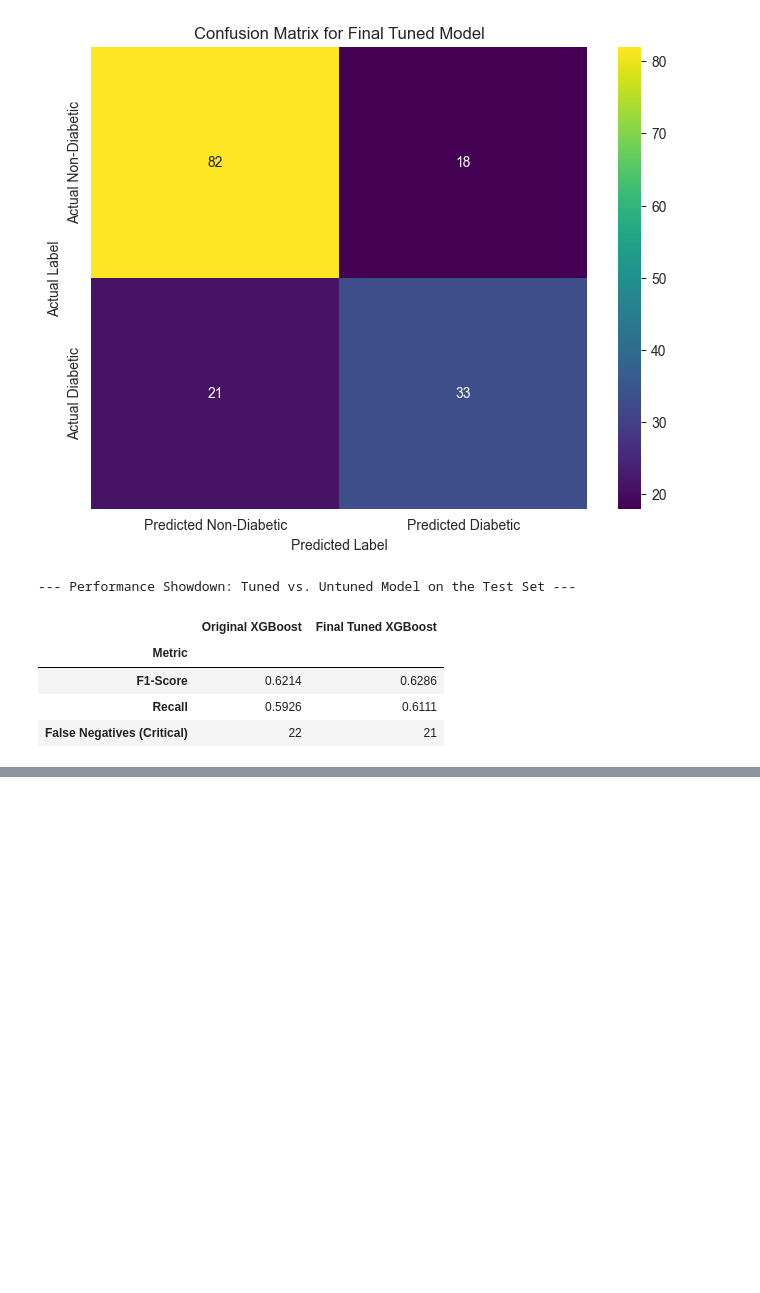
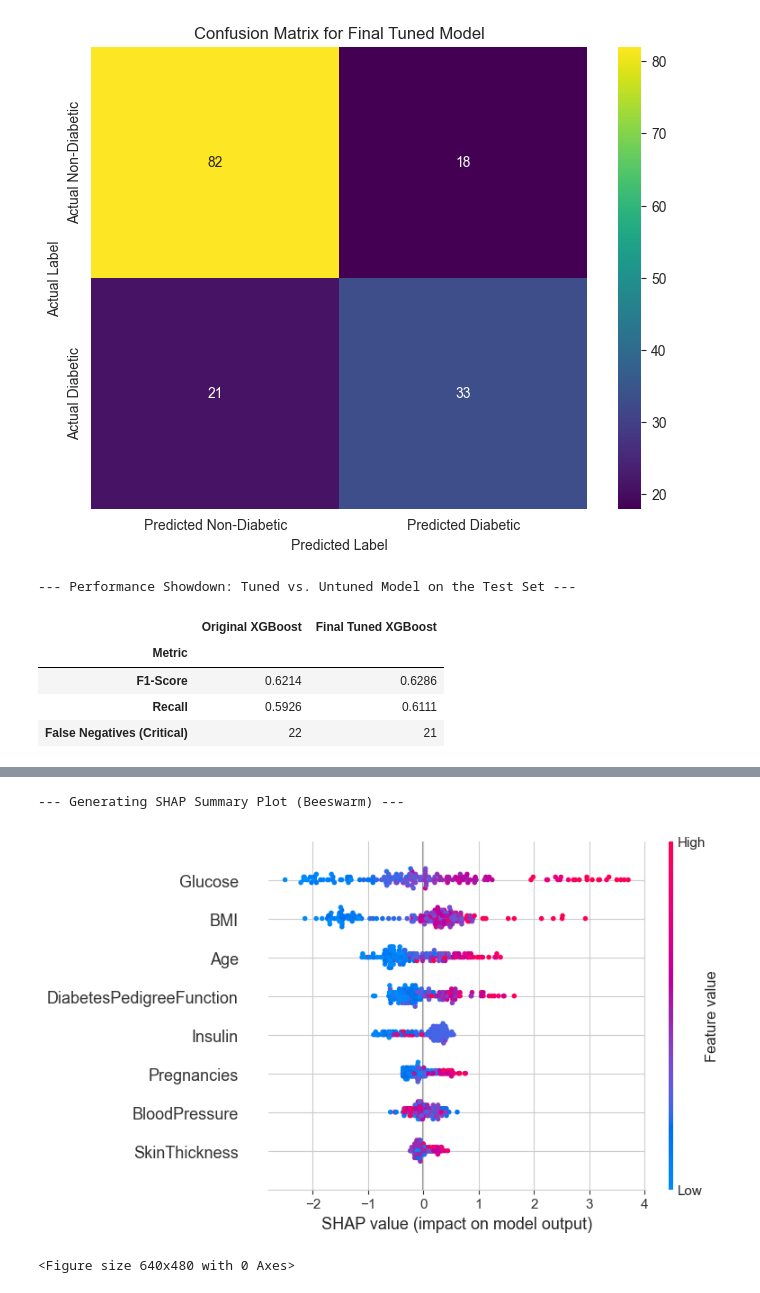
Before and after one commit to manojgaddigolla/diabetes_prediction, a Jupyter notebook: diabetes_prediction.ipynb, the cells around one changed output, grey strips where cells are left out. Saved outputs shown, nothing was run; the diff lists cells and outputs as text; code cells hidden in the pictures; blank space fills up the shorter version.

```diff
--- a/diabetes_prediction.ipynb
+++ b/diabetes_prediction.ipynb
@@ -873,0 +942,15 @@ XGBClassifier(base_score=None, booster=None, callbacks=None,
+# %%
+shap_values = explainer(X_test)
+
+print("--- SHAP Values Object ---")
+print("Type of the output:", type(shap_values))
+
+print("\nShape of the SHAP values array:", shap_values.values.shape)
+print(f"This means we have {shap_values.values.shape[0]} explanations (one for each test patient),")
+print(f"and each explanation has {shap_values.values.shape[1]} values (one for each feature).")
+
+print("\nSHAP values for the first patient in the test set:")
+print(shap_values.values[0])
+
+print("\nOriginal feature values for the first patient:")
+print(shap_values.data[0])
@@ -873,0 +971,15 @@ XGBClassifier(base_score=None, booster=None, callbacks=None,
+# %%
+import shap
+import matplotlib.pyplot as plt
+
+print("--- Generating SHAP Summary Plot (Beeswarm) ---")
+shap.summary_plot(shap_values, X_test, feature_names=feature_names, plot_type="dot")
+
+fig = plt.gcf()
+fig.suptitle("SHAP Summary Plot for Diabetes Prediction", y=1.02, fontsize=16)
+
+plt.show()
+# %% [output]
+--- Generating SHAP Summary Plot (Beeswarm) ---
+[figure, added]
+<Figure size 640x480 with 0 Axes>
```
Also changed, not shown: parts of 5 cells of this notebook.
